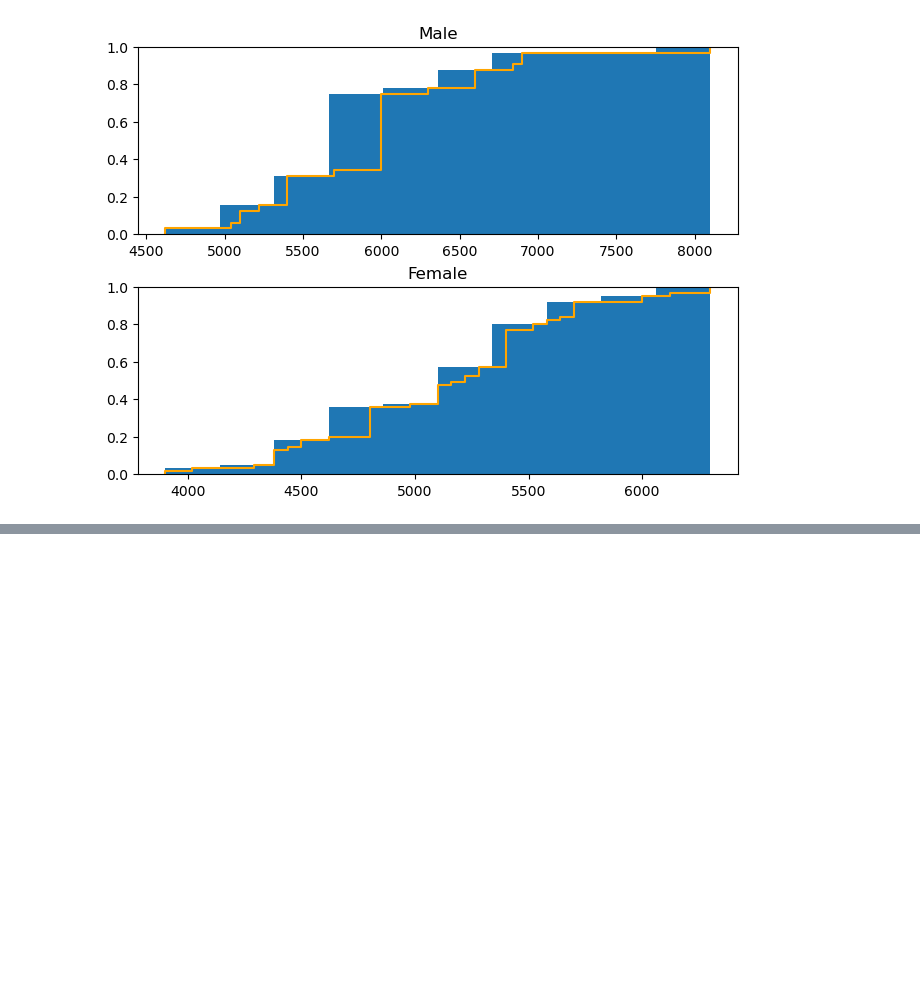
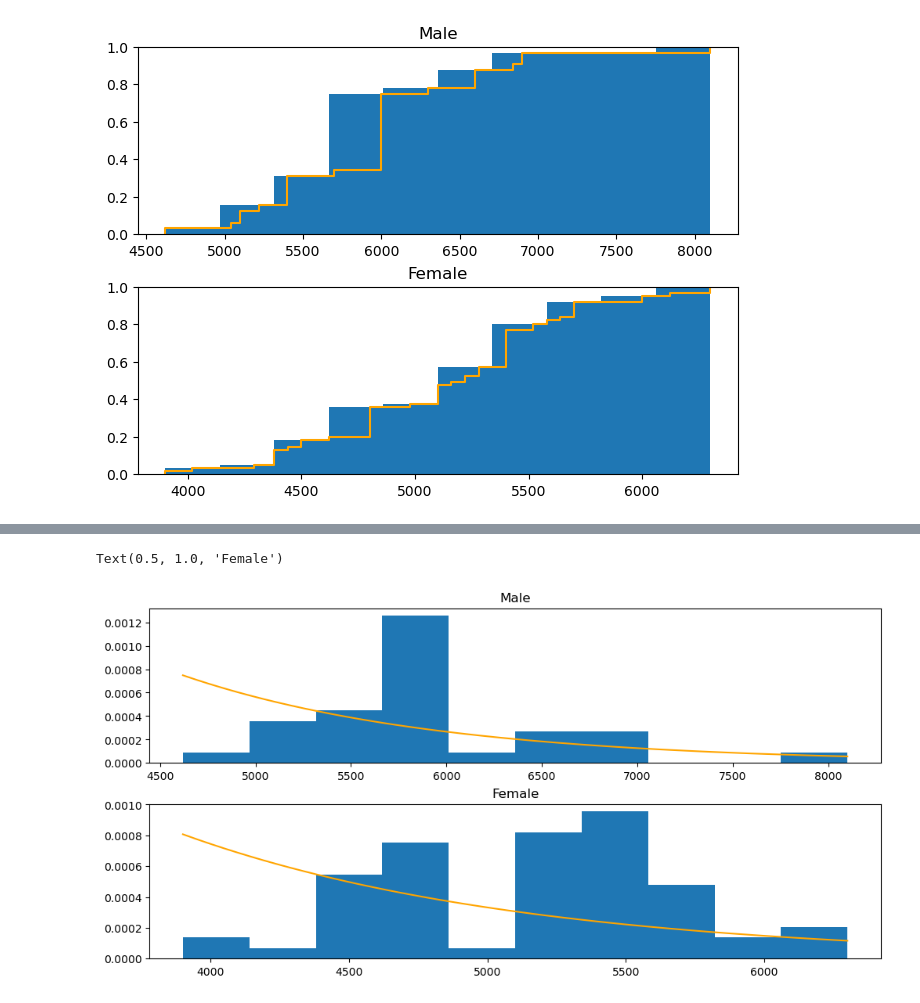
Before and after one commit to nickobard/Basic-Statistical-Analysis-of-Wage-by-Gender-Dataset, a Jupyter notebook: uloha.ipynb, the cells around one changed output, grey strips where cells are left out. Drawn from its saved outputs; the diff is of its cells as text; code cells hidden in the pictures; blank space fills up the shorter version.

```diff
--- a/uloha.ipynb
+++ b/uloha.ipynb
@@ -178,0 +242,27 @@ from scipy import stats
+# %%
+fig, (ax1, ax2) = plt.subplots(
+    nrows=2, ncols=1, constrained_layout=True, figsize=(10, 5)
+)
+ax1.hist(x=male_sal, bins=10, density=True)
+m_x_values = np.linspace(male_sal.min(), male_sal.max(), 50)
+
+ax1.plot(
+    m_x_values,
+    stats.expon.pdf(x=m_x_values, loc=m_expon_loc_hat, scale=m_expon_scale_hat),
+    color="orange"
+)
+ax1.set_title("Male")
+
+
+ax2.hist(x=female_sal, bins=10, density=True)
+
+f_x_values = np.linspace(female_sal.min(), female_sal.max(), 50)
+ax2.plot(
+    f_x_values,
+    stats.expon.pdf(x=f_x_values, loc=f_expon_loc_hat, scale=f_expon_scale_hat),
+    color="orange"
+)
+ax2.set_title("Female")
+# %% [output]
+Text(0.5, 1.0, 'Female')
+[figure, added]
```
Also changed, not shown: parts of 10 cells of this notebook.
